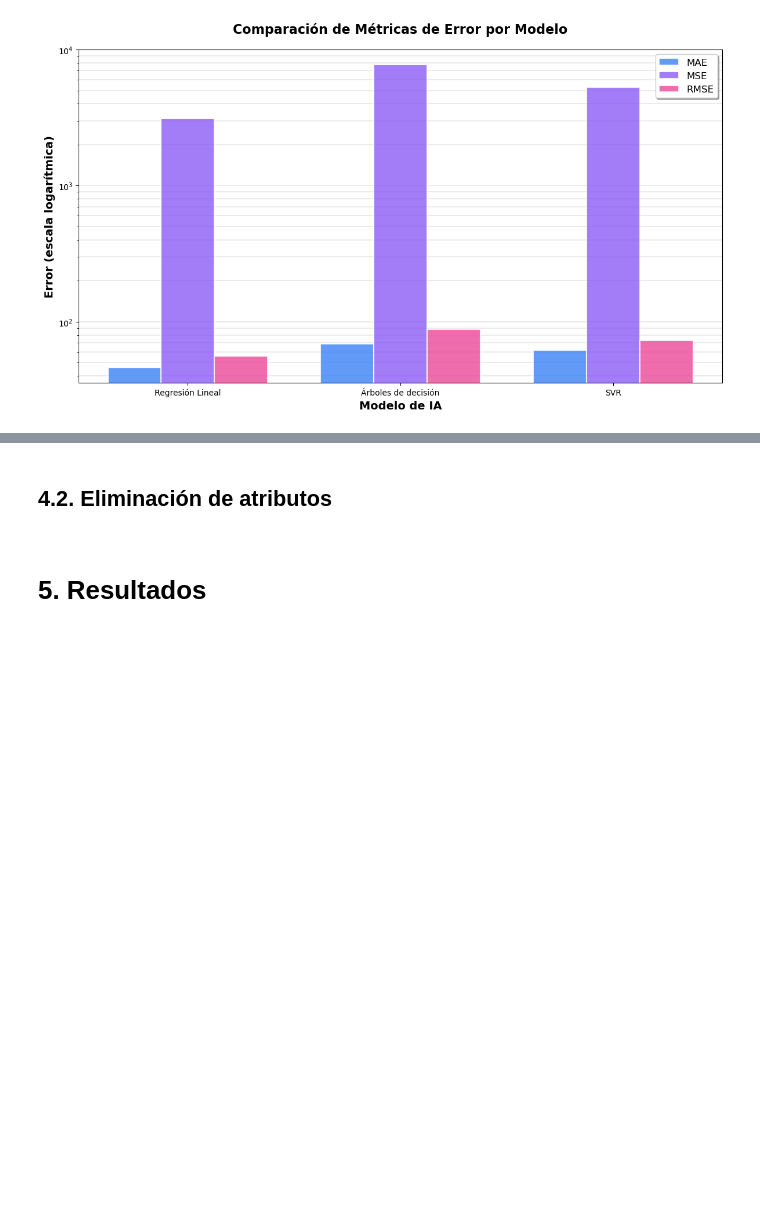
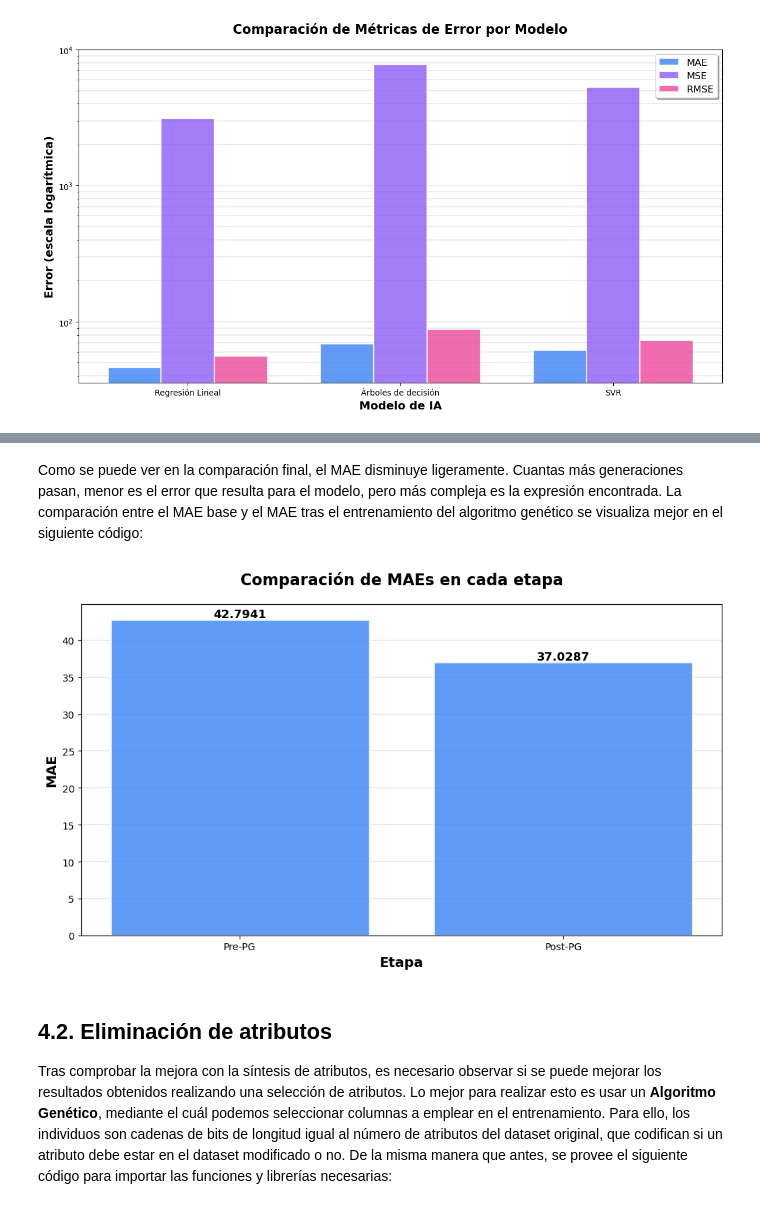
Before and after one commit to ManuGPR/BioIA, a Jupyter notebook: main.ipynb, the cells around one changed output, grey strips where cells are left out. Drawn from its saved outputs; the diff is of its cells as text; code cells hidden in the pictures; blank space fills up the shorter version.

Commit message:
algoritmos bio-inspirados

```diff
--- a/main.ipynb
+++ b/main.ipynb
@@ -422,6 +826,41 @@ Tanto el modelo de regresión lineal como los árboles de decisión tienen resul
+# %% [markdown]
+Como se puede ver en la comparación final, el MAE disminuye ligeramente. Cuantas más generaciones pasan, menor es el error que resulta para el modelo, pero más compleja es la expresión encontrada. La comparación entre el MAE base y el MAE tras el entrenamiento del algoritmo genético se visualiza mejor en el siguiente código:
+# %%
+# Datos
+pasos = ["Pre-PG", "Post-PG"]
+maes = [mae_baseline, gp_model.best_individual.fitness.values[0]]
+colores = ['#3B82F6', '#3B82F6']  # Azul
+
+# Creación del gráfico
+fig, ax = plt.subplots(figsize=(10, 6))
+
+bars = ax.bar(pasos, maes, color=colores, alpha=0.8,
+              edgecolor='white', linewidth=2)
+
+# Labels y título
+ax.set_xlabel('Etapa', fontsize=14, fontweight='bold')
+ax.set_ylabel('MAE', fontsize=14, fontweight='bold')
+ax.set_title('Comparación de MAEs en cada etapa',
+             fontsize=16, fontweight='bold', pad=20)
+
+# Añadir valores encima de las barras
+for bar in bars:
+    height = bar.get_height()
+    ax.text(bar.get_x() + bar.get_width()/2., height,
+            f'{height:.4f}',
+            ha='center', va='bottom', fontsize=12, fontweight='bold')
+
+# Grid y estilo
+ax.grid(True, alpha=0.3, axis='y', linestyle='-', linewidth=1.2)
+ax.set_axisbelow(True)
+
+# Ajustar diseño
+plt.tight_layout()
+plt.show()
+# %% [output]
+[figure, added]
 # %% [markdown]
 ## **4.2. Eliminación de atributos**
-<a href="delete"></a>
+<a id="delete"></a>
+
+Tras comprobar la mejora con la síntesis de atributos, es necesario observar si se puede mejorar los resultados obtenidos realizando una selección de atributos. Lo mejor para realizar esto es usar un **Algoritmo Genético**, mediante el cuál podemos seleccionar columnas a emplear en el entrenamiento. Para ello, los individuos son cadenas de bits de longitud igual al número de atributos del dataset original, que codifican si un atributo debe estar en el dataset modificado o no. De la misma manera que antes, se provee el siguiente código para importar las funciones y librerías necesarias:
-# %% [markdown]
-# **5. Resultados**
-<a href="results"></a>
```
Also changed, not shown: parts of 33 cells of this notebook.
